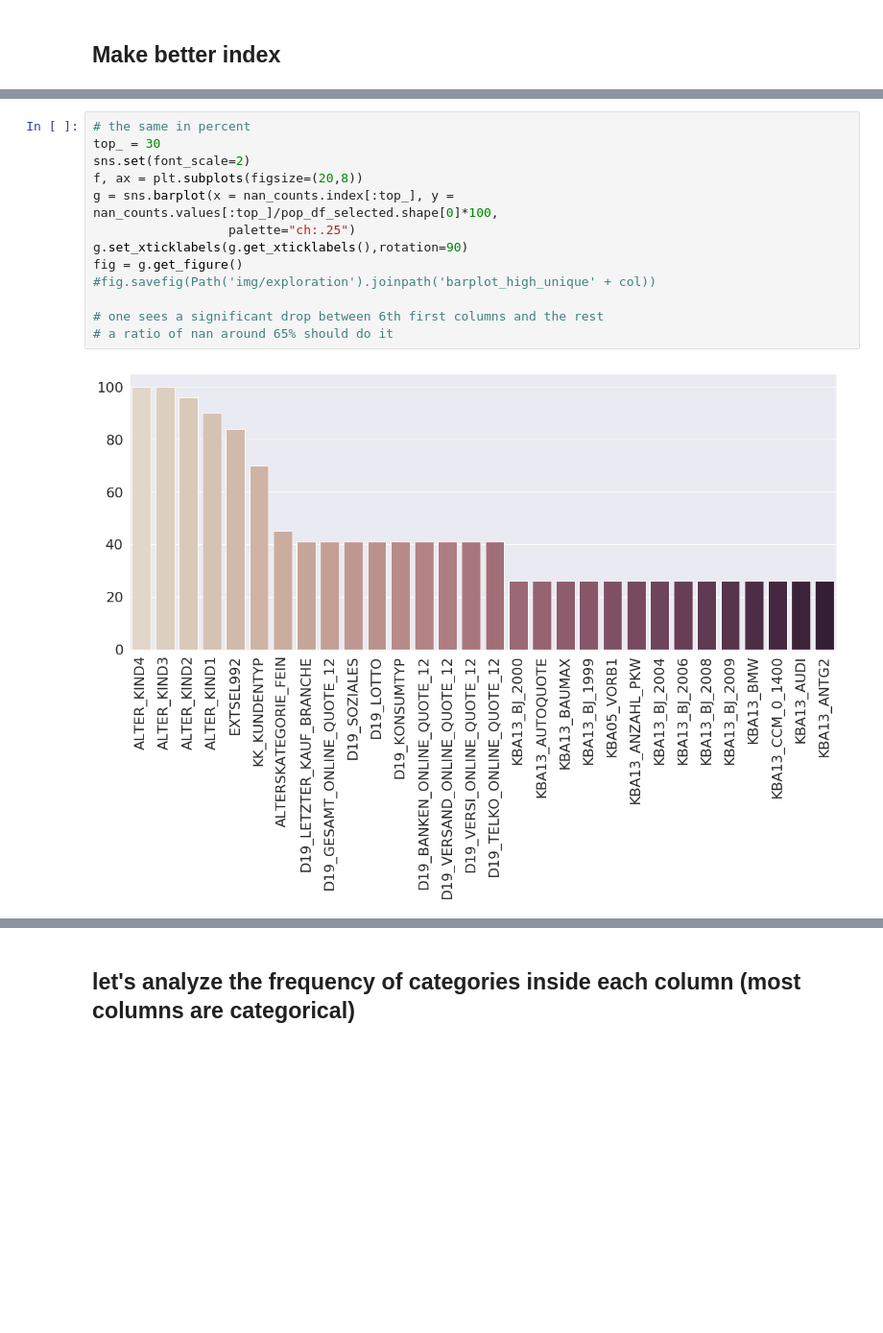
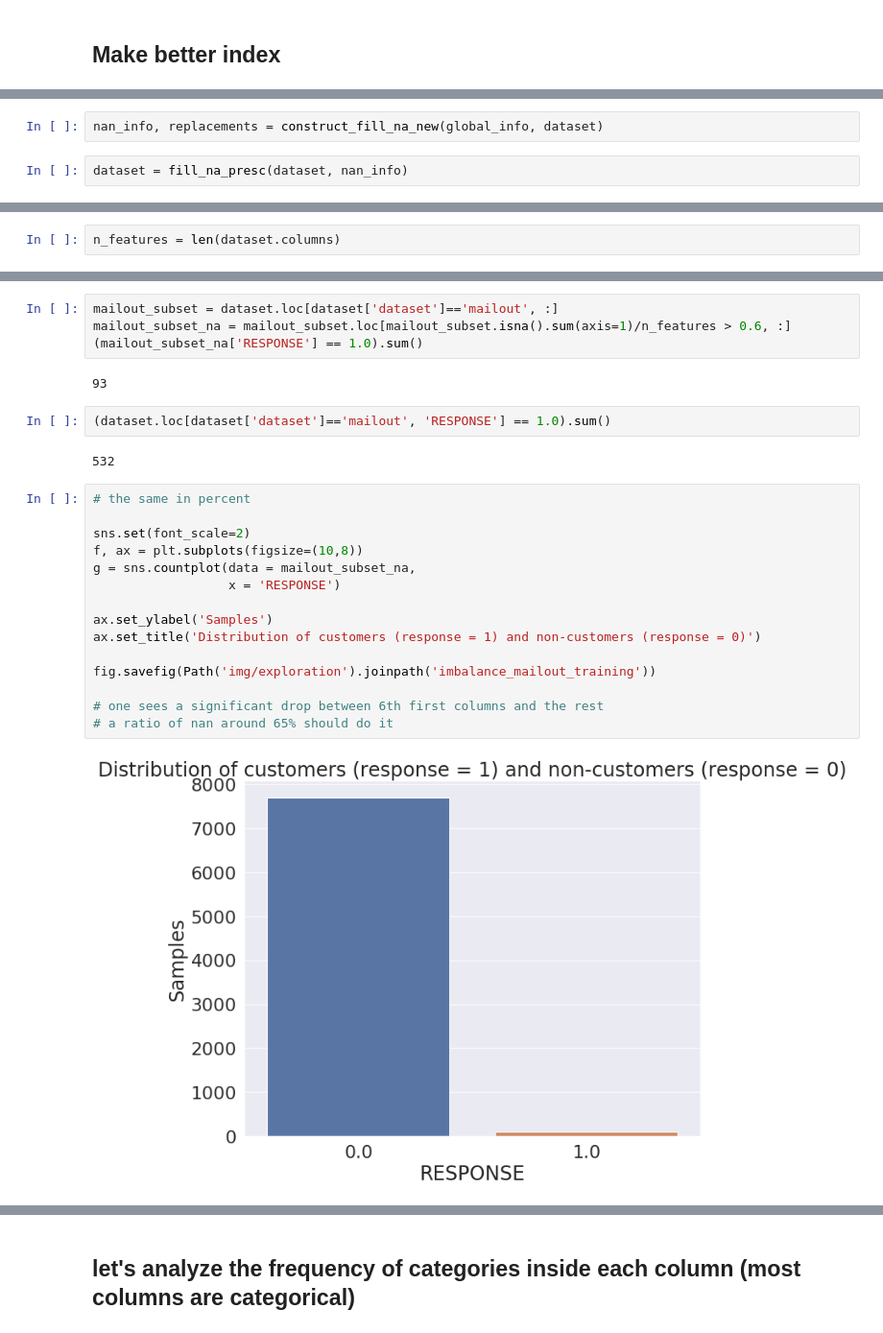
Before and after one commit to FenryrMKIII/udacity-ML-captstone, a Jupyter notebook: Arvato Project Workbook_DataExploration.ipynb, the cells around one changed output, grey strips where cells are left out. Shown at 96% size. Saved outputs shown, nothing was run; the diff lists cells and outputs as text; blank space fills up the shorter version.

```diff
--- a/Arvato Project Workbook_DataExploration.ipynb
+++ b/Arvato Project Workbook_DataExploration.ipynb
@@ -163,0 +285,4 @@ fig = g.get_figure()
+# %%
+nan_info, replacements = construct_fill_na_new(global_info, dataset)
+# %%
+dataset = fill_na_presc(dataset, nan_info)
@@ -163,0 +425,2 @@ fig = g.get_figure()
+# %%
+n_features = len(dataset.columns)
@@ -164,15 +468,27 @@ fig = g.get_figure()
+# %%
+mailout_subset = dataset.loc[dataset['dataset']=='mailout', :]
+mailout_subset_na = mailout_subset.loc[mailout_subset.isna().sum(axis=1)/n_features > 0.6, :]
+(mailout_subset_na['RESPONSE'] == 1.0).sum()
+# %% [output]
+93
+# %%
+(dataset.loc[dataset['dataset']=='mailout', 'RESPONSE'] == 1.0).sum()
+# %% [output]
+532
 # %%
 # the same in percent
-top_ = 30
+
 sns.set(font_scale=2)
-f, ax = plt.subplots(figsize=(20,8))
-g = sns.barplot(x = nan_counts.index[:top_], y = nan_counts.values[:top_]/pop_df_selected.shape[0]*100,
-                  palette="ch:.25")
-g.set_xticklabels(g.get_xticklabels(),rotation=90)
-fig = g.get_figure()
-#fig.savefig(Path('img/exploration').joinpath('barplot_high_unique' + col))
+f, ax = plt.subplots(figsize=(10,8))
+g = sns.countplot(data = mailout_subset_na,
+                  x = 'RESPONSE')
+
+ax.set_ylabel('Samples')
+ax.set_title('Distribution of customers (response = 1) and non-customers (response = 0)')
+
+fig.savefig(Path('img/exploration').joinpath('imbalance_mailout_training'))
 
 # one sees a significant drop between 6th first columns and the rest
 # a ratio of nan around 65% should do it
 # %% [output]
-[figure, old version]
+[figure, new version]
```
Also changed, not shown: parts of 82 cells of this notebook, 9 other files.
